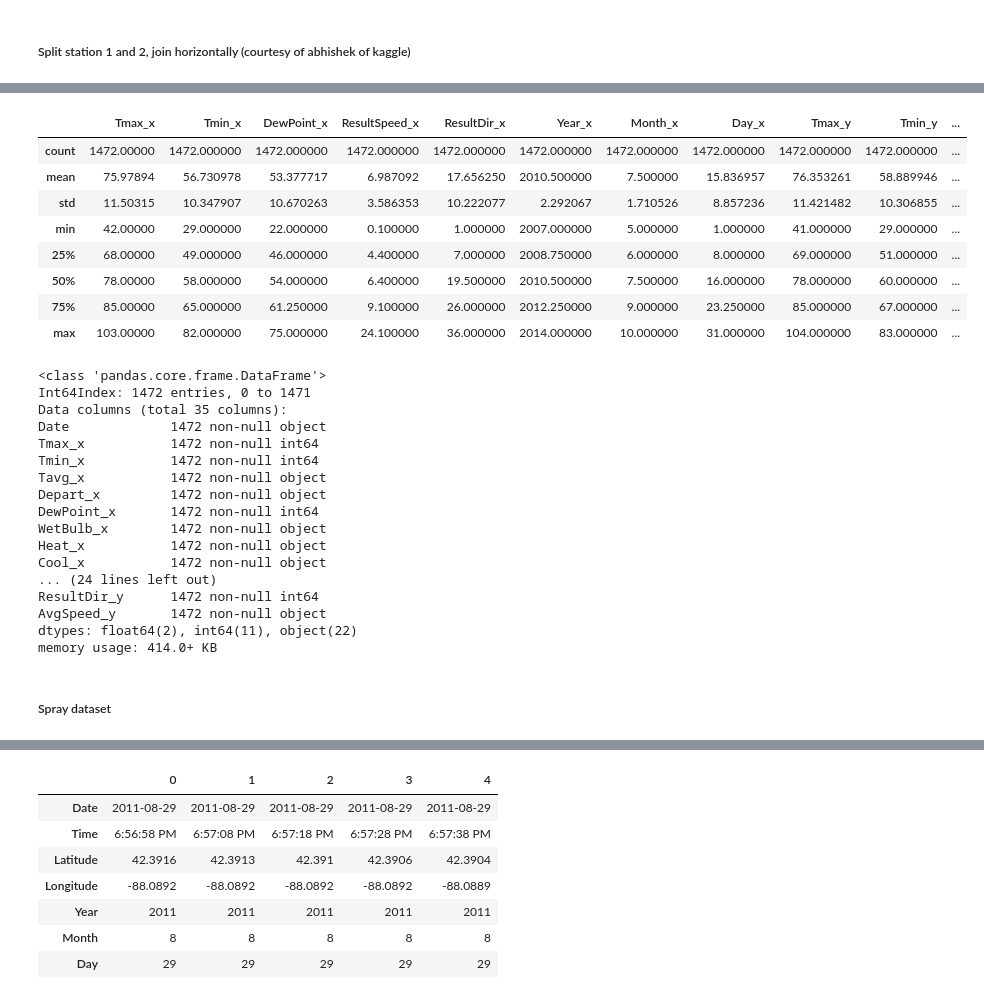
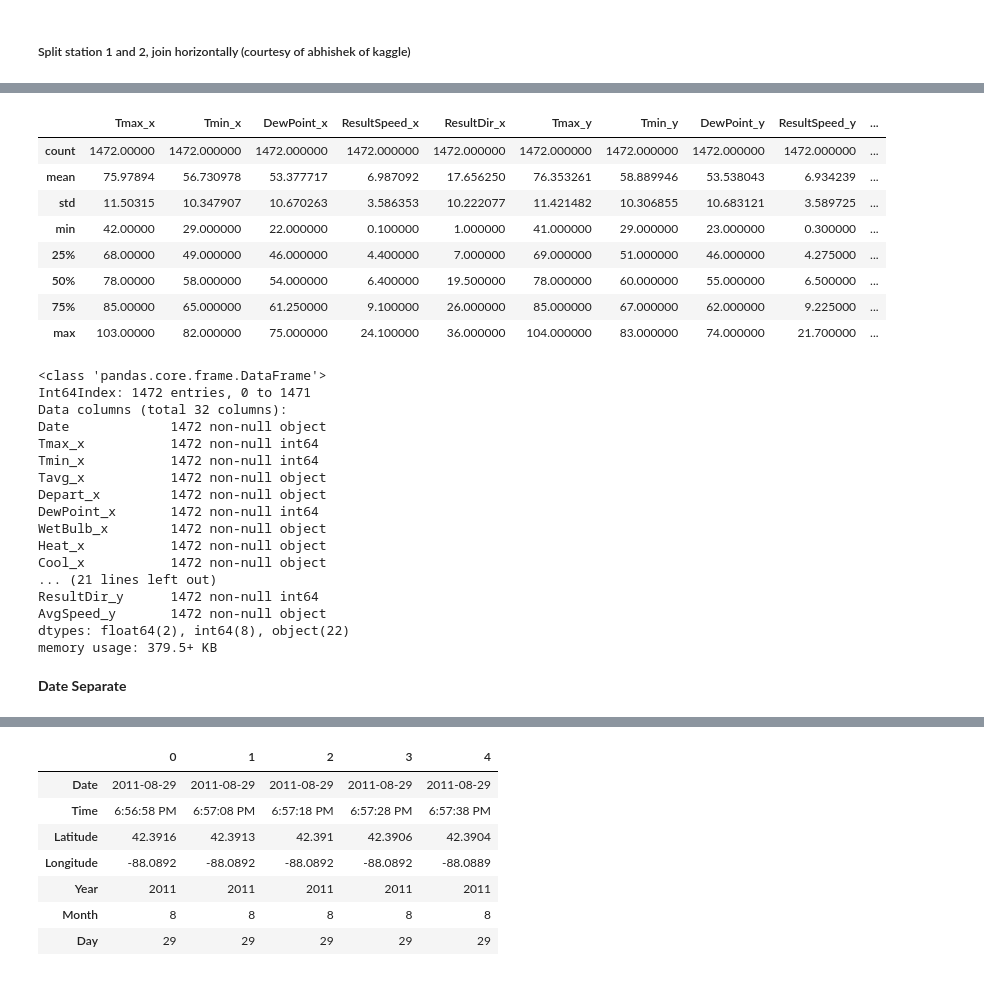
Before and after one commit to leticiabeeck/predict_west_nile_virus, a Jupyter notebook: 01.Merged_new_team_EDA.ipynb, the cells around one changed output, grey strips where cells are left out. Saved outputs shown, nothing was run; the diff lists cells and outputs as text; code cells hidden in the pictures.

```diff
--- a/01.Merged_new_team_EDA.ipynb
+++ b/01.Merged_new_team_EDA.ipynb
@@ -656,24 +420,23 @@ weather.describe()
 # %%
 # drop the columns with all missing values
-weather.drop(columns=['Depart_y', 'Sunrise_y', 'Sunset_y',
-                      'Year_y', 'Month_y', 'Day_y'], axis=1, inplace=True)
+weather.drop(columns=['Depart_y', 'Sunrise_y', 'Sunset_y'], axis=1, inplace=True)
 weather.describe()
 # %% [output]
-|  | Tmax_x | Tmin_x | DewPoint_x | ResultSpeed_x | ResultDir_x | Year_x | Month_x | Day_x | Tmax_y | Tmin_y | ... |
-| count | 1472.00000 | 1472.000000 | 1472.000000 | 1472.000000 | 1472.000000 | 1472.000000 | 1472.000000 | 1472.000000 | 1472.000000 | 1472.000000 | ... |
-| mean | 75.97894 | 56.730978 | 53.377717 | 6.987092 | 17.656250 | 2010.500000 | 7.500000 | 15.836957 | 76.353261 | 58.889946 | ... |
-| std | 11.50315 | 10.347907 | 10.670263 | 3.586353 | 10.222077 | 2.292067 | 1.710526 | 8.857236 | 11.421482 | 10.306855 | ... |
-| min | 42.00000 | 29.000000 | 22.000000 | 0.100000 | 1.000000 | 2007.000000 | 5.000000 | 1.000000 | 41.000000 | 29.000000 | ... |
-| 25% | 68.00000 | 49.000000 | 46.000000 | 4.400000 | 7.000000 | 2008.750000 | 6.000000 | 8.000000 | 69.000000 | 51.000000 | ... |
-| 50% | 78.00000 | 58.000000 | 54.000000 | 6.400000 | 19.500000 | 2010.500000 | 7.500000 | 16.000000 | 78.000000 | 60.000000 | ... |
-| 75% | 85.00000 | 65.000000 | 61.250000 | 9.100000 | 26.000000 | 2012.250000 | 9.000000 | 23.250000 | 85.000000 | 67.000000 | ... |
-| max | 103.00000 | 82.000000 | 75.000000 | 24.100000 | 36.000000 | 2014.000000 | 10.000000 | 31.000000 | 104.000000 | 83.000000 | ... |
+|  | Tmax_x | Tmin_x | DewPoint_x | ResultSpeed_x | ResultDir_x | Tmax_y | Tmin_y | DewPoint_y | ResultSpeed_y | ... |
+| count | 1472.00000 | 1472.000000 | 1472.000000 | 1472.000000 | 1472.000000 | 1472.000000 | 1472.000000 | 1472.000000 | 1472.000000 | ... |
+| mean | 75.97894 | 56.730978 | 53.377717 | 6.987092 | 17.656250 | 76.353261 | 58.889946 | 53.538043 | 6.934239 | ... |
+| std | 11.50315 | 10.347907 | 10.670263 | 3.586353 | 10.222077 | 11.421482 | 10.306855 | 10.683121 | 3.589725 | ... |
+| min | 42.00000 | 29.000000 | 22.000000 | 0.100000 | 1.000000 | 41.000000 | 29.000000 | 23.000000 | 0.300000 | ... |
+| 25% | 68.00000 | 49.000000 | 46.000000 | 4.400000 | 7.000000 | 69.000000 | 51.000000 | 46.000000 | 4.275000 | ... |
+| 50% | 78.00000 | 58.000000 | 54.000000 | 6.400000 | 19.500000 | 78.000000 | 60.000000 | 55.000000 | 6.500000 | ... |
+| 75% | 85.00000 | 65.000000 | 61.250000 | 9.100000 | 26.000000 | 85.000000 | 67.000000 | 62.000000 | 9.225000 | ... |
+| max | 103.00000 | 82.000000 | 75.000000 | 24.100000 | 36.000000 | 104.000000 | 83.000000 | 74.000000 | 21.700000 | ... |
 # %%
 weather.info()
 # %% [output]
 <class 'pandas.core.frame.DataFrame'>
 Int64Index: 1472 entries, 0 to 1471
-Data columns (total 35 columns):
+Data columns (total 32 columns):
 Date             1472 non-null object
 Tmax_x           1472 non-null int64
 Tmin_x           1472 non-null int64
@@ -683,11 +446,11 @@ DewPoint_x       1472 non-null int64
 WetBulb_x        1472 non-null object
 Heat_x           1472 non-null object
 Cool_x           1472 non-null object
-... (24 lines left out)
+... (21 lines left out)
 ResultDir_y      1472 non-null int64
 AvgSpeed_y       1472 non-null object
-dtypes: float64(2), int64(11), object(22)
-memory usage: 414.0+ KB
+dtypes: float64(2), int64(8), object(22)
+memory usage: 379.5+ KB
 # %%
 # seems very redundant code line, anyone can make it simpler way by creating function?
 
@@ -707,5 +470,5 @@ weather['StnPressure_x']=weather.StnPressure_x.astype(float)
 weather['StnPressure_y']=weather.StnPressure_y.astype(float)
 weather['SeaLevel_x']=weather.SeaLevel_x.astype(float)
 weather['SeaLevel_y']=weather.SeaLevel_y.astype(float)
-# %% [markdown]
-##### Spray dataset
+# %% [markdown]
+**Date Separate**
```
Also changed, not shown: parts of 83 cells of this notebook.
